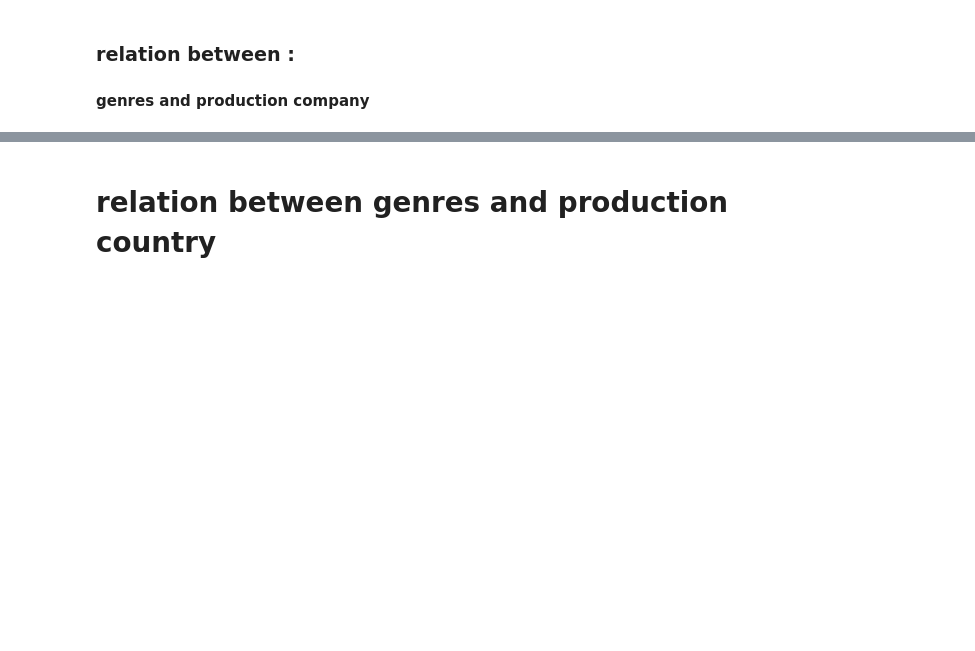
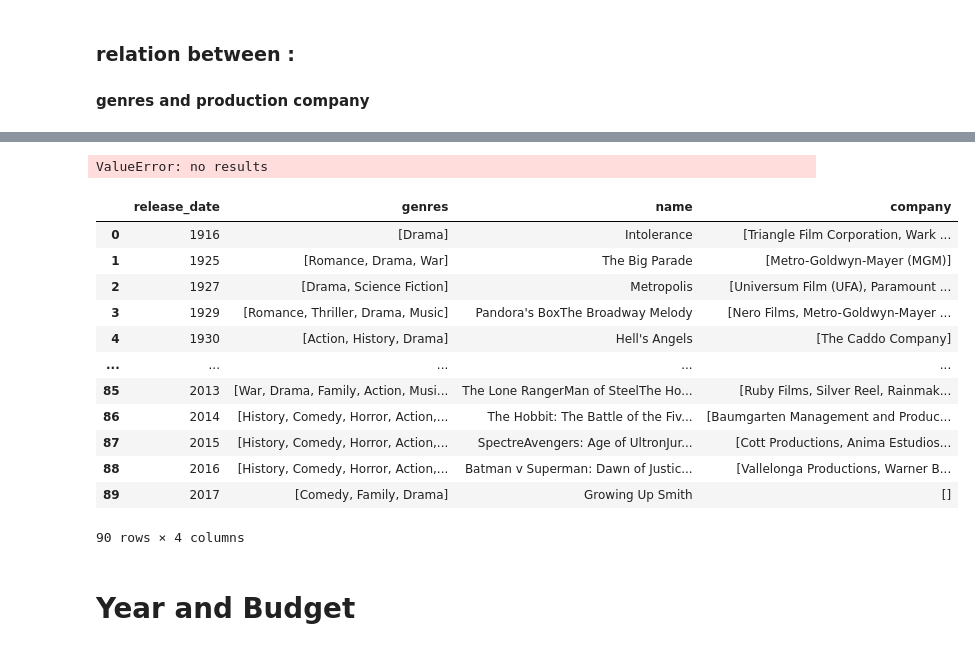
Before and after one commit to saeedshiranii/Data_Analysis, a Jupyter notebook: Movie recomendation/movie_recomendation.ipynb, the cells around one changed output, grey strips where cells are left out. Saved outputs shown, nothing was run; the diff lists cells and outputs as text; code cells hidden in the pictures; blank space fills up the shorter version.

```diff
--- a/Movie recomendation/movie_recomendation.ipynb
+++ b/Movie recomendation/movie_recomendation.ipynb
@@ -347,2 +410,26 @@ tmdb.head(100)
+# %%
+groupby_year["genres"].apply(list(set()))
+# %% [output]
+ValueError: no results
+# %%
+for row_index in range(len(groupby_year["genres"])):
+    groupby_year["genres"][row_index] = list(set(groupby_year["genres"][row_index])) # to remove genres duplicated
+    groupby_year["company"][row_index] = list(set(groupby_year["company"][row_index])) # to remove compny duplicated
+# %%
+groupby_year
+# %% [output]
+|  | release_date | genres | name | company |
+| 0 | 1916 | [Drama] | Intolerance | [Triangle Film Corporation, Wark ... |
+| 1 | 1925 | [Romance, Drama, War] | The Big Parade | [Metro-Goldwyn-Mayer (MGM)] |
+| 2 | 1927 | [Drama, Science Fiction] | Metropolis | [Universum Film (UFA), Paramount ... |
+| 3 | 1929 | [Romance, Thriller, Drama, Music] | Pandora's BoxThe Broadway Melody | [Nero Films, Metro-Goldwyn-Mayer ... |
+| 4 | 1930 | [Action, History, Drama] | Hell's Angels | [The Caddo Company] |
+| ... | ... | ... | ... | ... |
+| 85 | 2013 | [War, Drama, Family, Action, Musi... | The Lone RangerMan of SteelThe Ho... | [Ruby Films, Silver Reel, Rainmak... |
+| 86 | 2014 | [History, Comedy, Horror, Action,... | The Hobbit: The Battle of the Fiv... | [Baumgarten Management and Produc... |
+| 87 | 2015 | [History, Comedy, Horror, Action,... | SpectreAvengers: Age of UltronJur... | [Cott Productions, Anima Estudios... |
+| 88 | 2016 | [History, Comedy, Horror, Action,... | Batman v Superman: Dawn of Justic... | [Vallelonga Productions, Warner B... |
+| 89 | 2017 | [Comedy, Family, Drama] | Growing Up Smith | [] |
+90 rows × 4 columns
 # %% [markdown]
-# relation between genres and production country
+# Year and Budget
```
Also changed, not shown: parts of 31 cells of this notebook.
